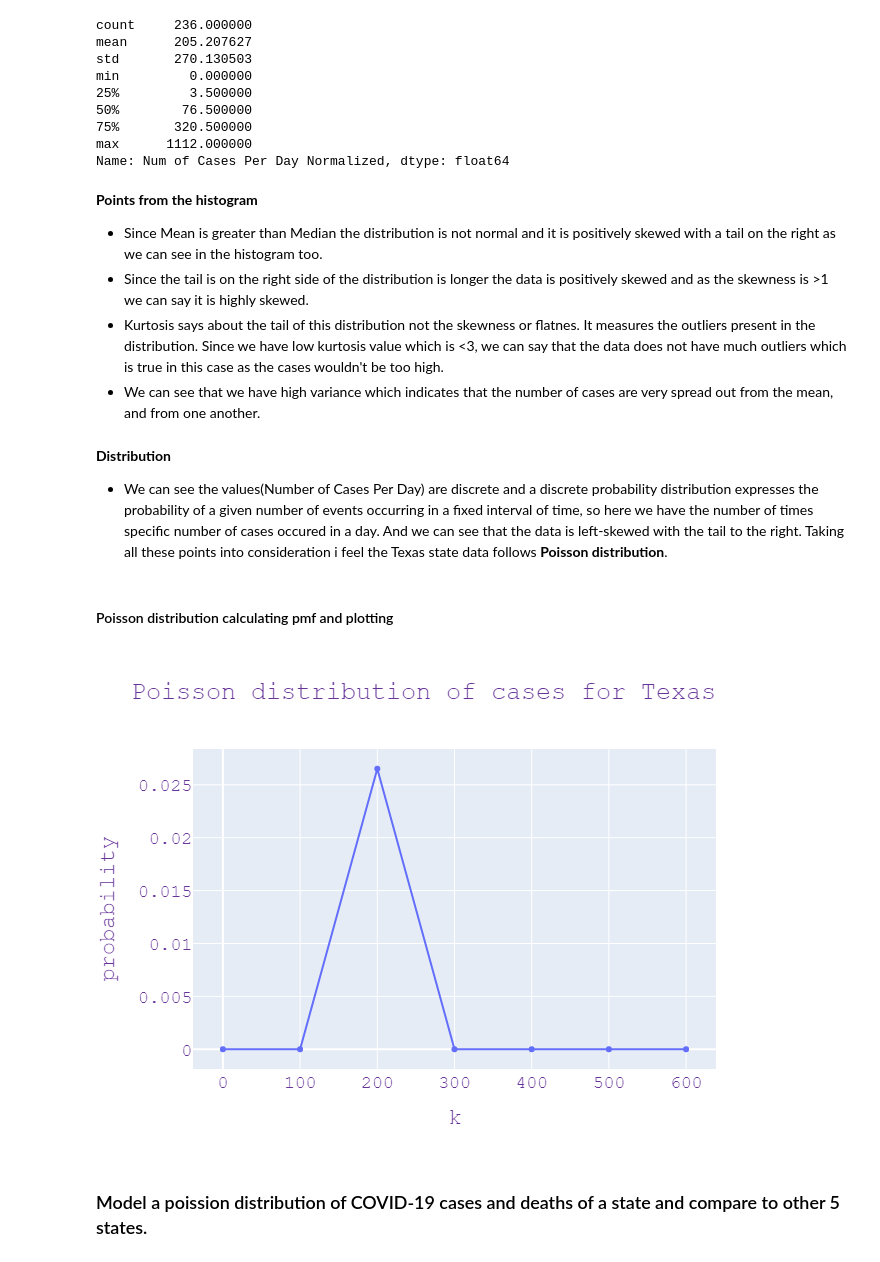
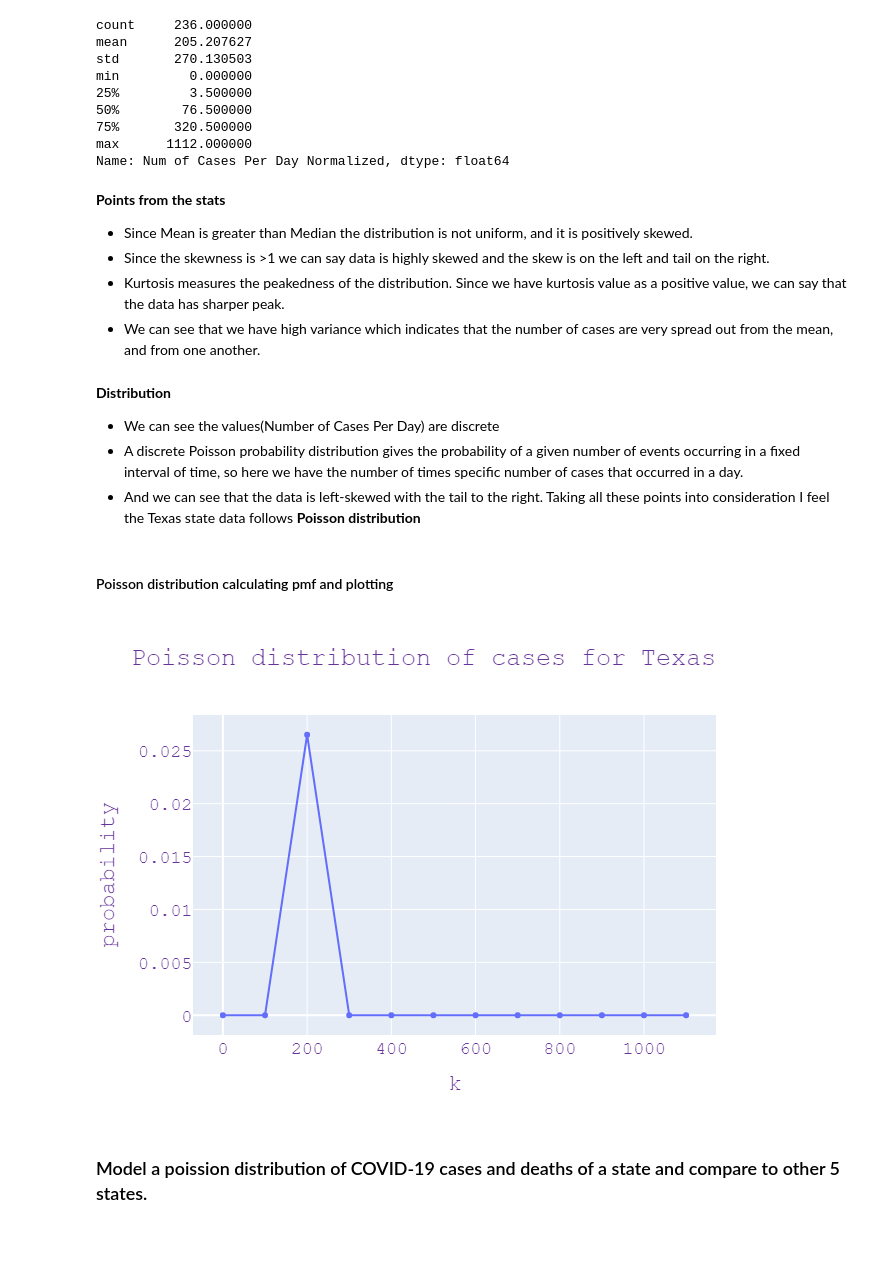
Before and after one commit to EricCortes14/Data-Science-COVID-19-Project, a Jupyter notebook: src/employment_stage2.ipynb, the cells around one changed output. Saved outputs shown, nothing was run; the diff lists cells and outputs as text; code cells hidden in the pictures.

```diff
--- a/src/employment_stage2.ipynb
+++ b/src/employment_stage2.ipynb
@@ -905,19 +905,21 @@ min         0.000000
 max      1112.000000
 Name: Num of Cases Per Day Normalized, dtype: float64
 # %% [markdown]
-**Points from the histogram**
-- Since Mean is greater than Median the distribution is not normal and it is positively skewed with a tail on the right as we can see in the histogram too.
-- Since the tail is on the right side of the distribution is longer the data is positively skewed and as the skewness is >1 we can say it is highly skewed.
-- Kurtosis says about the tail of this distribution not the skewness or flatnes. It measures the outliers present in the distribution. Since we have low kurtosis value which is <3, we can say that the data does not have much outliers which is true in this case as the cases wouldn't be too high.
-- We can see that we have high variance which indicates that the number of cases are very spread out from the mean, and from one another.
+**Points from the stats**
+-	Since Mean is greater than Median the distribution is not uniform, and it is positively skewed.
+-	Since the skewness is >1 we can say data is highly skewed and the skew is on the left and tail on the right.
+-	Kurtosis measures the peakedness of the distribution. Since we have kurtosis value as a positive value, we can say that the data has sharper peak.
+-	We can see that we have high variance which indicates that the number of cases are very spread out from the mean, and from one another.
 # %% [markdown]
 **Distribution**
-- We can see the values(Number of Cases Per Day) are discrete and a discrete probability distribution  expresses the probability of a given number of events occurring in a fixed interval of time, so here we have the number of times specific number of cases occured in a day. And we can see that the data is left-skewed with the tail to the right. Taking all these points into consideration i feel the Texas state data follows **Poisson distribution**.
+-	We can see the values(Number of Cases Per Day) are discrete
+-	A discrete Poisson probability distribution gives the probability of a given number of events occurring in a fixed interval of time, so here we have the number of times specific number of cases that occurred in a day.
+-	And we can see that the data is left-skewed with the tail to the right. Taking all these points into consideration I feel the Texas state data follows **Poisson distribution**
 # %% [markdown]
 #### Poisson distribution calculating pmf and plotting
 # %%
 #Taking the mean of cases of Texas state as lambda and calculating pmf for 'k' values for the cases taking bin values as range
-k=range(0,700,100) #Taking the bin range from the histogram as k values
+k=range(0,1200,100) #Taking the bin range from the histogram as k values
 lamb = state_stats['mean']
 p_list=[]
 for i in k:
@@ -927,29 +929,29 @@ for i in k:
 # %%
 #Plotting the line graph of each state Poisson distribution with k as X-axis and cases probability as Y-axis
 
 fig_pois_tx = go.Figure()
 #lamb = state_stats['mean']
 fig_pois_tx.add_trace(
     go.Scatter(
 
         x=list(k),
         y=p_list
         ))
 fig_pois_tx.update_layout(
 title="Poisson distribution of cases for Texas",
 xaxis_title="k",
 yaxis_title="probability" ,font=dict(
 family="Courier New, monospace",
 size=18,
 color="RebeccaPurple"
 ))
 
 #fig_pois_tx.show()
-fig_pois_tx.write_image("images/fig_pois_tx.png")
+fig_pois_tx.write_image("..images/fig_pois_tx.png")
 img_bytes = fig_pois_tx.to_image(format="png")
 Image(img_bytes)
 # %% [output]
-[figure, old version]
+[figure, new version]
 # %% [markdown]
 ### Model a poission distribution of COVID-19 cases and deaths of a state and compare to other 5 states.
 # %%
```
Also changed, not shown: parts of 4 cells of this notebook, 2 other files.
